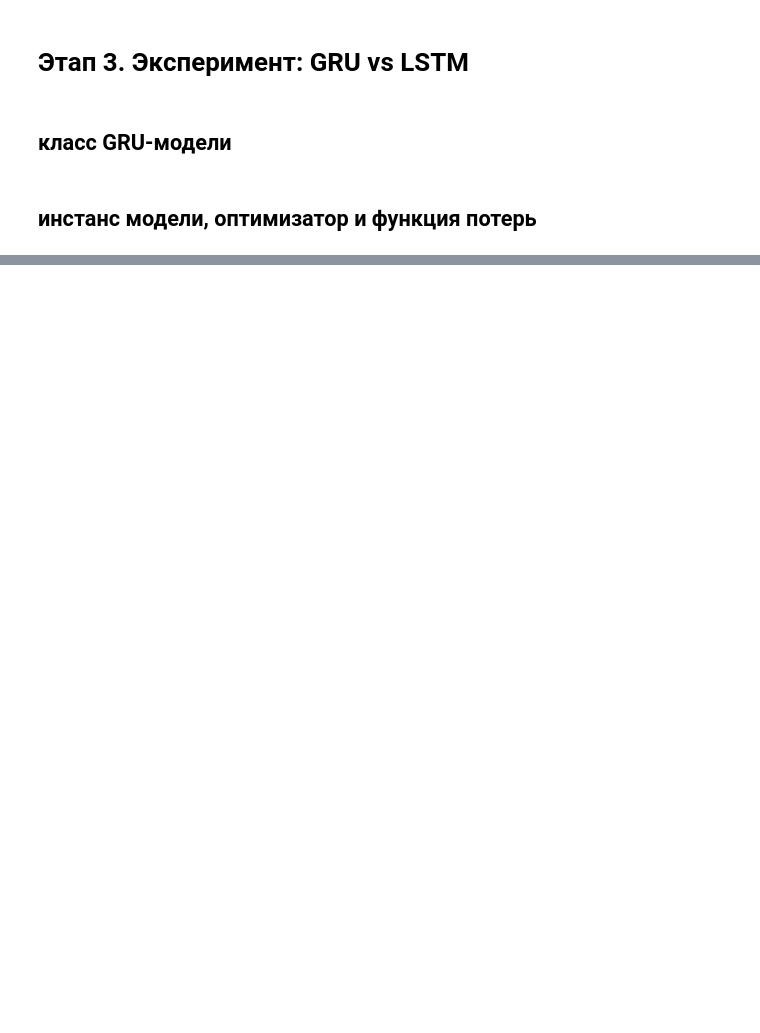
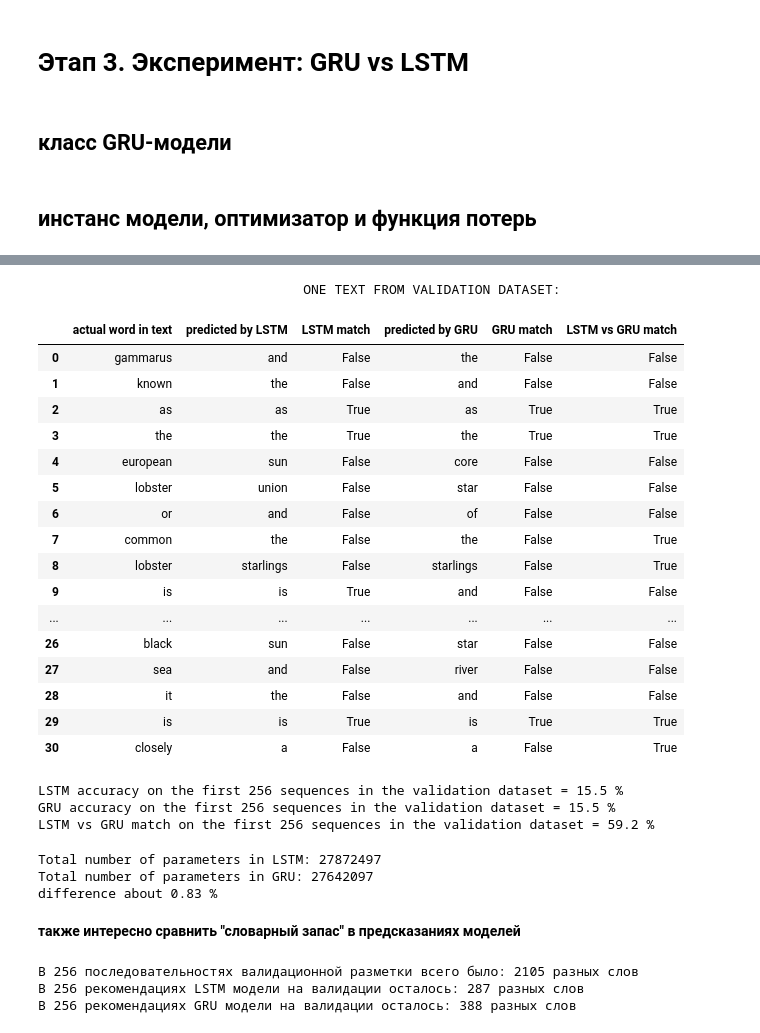
Before and after one commit to SanSanychSeva/Yandex_Practicum_DL_Engineer_2026_stream2, a Jupyter notebook: stream2_handson_project.ipynb, the cells around one changed output, grey strips where cells are left out. Drawn from its saved outputs; the diff is of its cells as text; code cells hidden in the pictures; blank space fills up the shorter version.

```diff
--- a/stream2_handson_project.ipynb
+++ b/stream2_handson_project.ipynb
@@ -816,0 +880,65 @@ Epoch 7:   Avg via epoch Train Loss = 5.5533 |  Final epoch end Val Loss = 7.004
+# %%
+y_pred_GRU = np.argmax(model_gru(torch.tensor(X_val, dtype=torch.long)).detach().numpy(), axis=2)
+# %%
+view_df['predicted by GRU'] = list(y_pred_GRU.flatten())
+view_df['predicted by GRU'] = view_df['predicted by GRU'].map(lambda n: words_decoder[n] if n >= 0 else 'NA')
+view_df['GRU match'] = view_df['actual word in text'] == view_df['predicted by GRU']
+view_df['LSTM vs GRU match'] = view_df['predicted by LSTM'] == view_df['predicted by GRU']
+
+print(' '*33, 'ONE TEXT FROM VALIDATION DATASET:')
+view_df.head(31)                  # развернем первую последовательность вертикально
+# %% [output]
+                                  ONE TEXT FROM VALIDATION DATASET:
+|  | actual word in text | predicted by LSTM | LSTM match | predicted by GRU | GRU match | LSTM vs GRU match |
+| 0 | gammarus | and | False | the | False | False |
+| 1 | known | the | False | and | False | False |
+| 2 | as | as | True | as | True | True |
+| 3 | the | the | True | the | True | True |
+| 4 | european | sun | False | core | False | False |
+| 5 | lobster | union | False | star | False | False |
+| 6 | or | and | False | of | False | False |
+| 7 | common | the | False | the | False | True |
+| 8 | lobster | starlings | False | starlings | False | True |
+| 9 | is | is | True | and | False | False |
+| ... | ... | ... | ... | ... | ... | ... |
+| 26 | black | sun | False | star | False | False |
+| 27 | sea | and | False | river | False | False |
+| 28 | it | the | False | and | False | False |
+| 29 | is | is | True | is | True | True |
+| 30 | closely | a | False | a | False | True |
+# %%
+print('LSTM accuracy on the first 256 sequences in the validation dataset =',
+      round(view_df['LSTM match'].mean() *100, 1),'%')
+print('GRU accuracy on the first 256 sequences in the validation dataset =',
+      round(view_df['GRU match'].mean() *100, 1),'%')
+print('LSTM vs GRU match on the first 256 sequences in the validation dataset =',
+      round(view_df['LSTM vs GRU match'].mean() *100, 1),'%')
+# %% [output]
+LSTM accuracy on the first 256 sequences in the validation dataset = 15.5 %
+GRU accuracy on the first 256 sequences in the validation dataset = 15.5 %
+LSTM vs GRU match on the first 256 sequences in the validation dataset = 59.2 %
+# %%
+nofp_lstm = sum(p.numel() for p in model_lstm.parameters())
+nofp_gru = sum(p.numel() for p in model_gru.parameters())
+
+print('Total number of parameters in LSTM:', nofp_lstm)
+print('Total number of parameters in GRU:', nofp_gru)
+print('difference about', round(200*(nofp_lstm-nofp_gru)/(nofp_lstm+nofp_gru),2), '%')
+# %% [output]
+Total number of parameters in LSTM: 27872497
+Total number of parameters in GRU: 27642097
+difference about 0.83 %
+# %% [markdown]
+**также интересно сравнить "словарный запас" в предсказаниях моделей**
+# %%
+print('В 256 последовательностях валидационной разметки всего было:', len(set(list(y_val.flatten()))), 'разных слов')
+print('В 256 рекомендациях LSTM модели на валидации осталось:',
+      len(set(list(np.argmax(model_lstm(torch.tensor(X_val, dtype=torch.long)).detach().numpy(), axis=2).flatten()))),
+      'разных слов')
+print('В 256 рекомендациях GRU модели на валидации осталось:',
+      len(set(list(np.argmax(model_gru(torch.tensor(X_val, dtype=torch.long)).detach().numpy(), axis=2).flatten()))),
+      'разных слов')
+# %% [output]
+В 256 последовательностях валидационной разметки всего было: 2105 разных слов
+В 256 рекомендациях LSTM модели на валидации осталось: 287 разных слов
+В 256 рекомендациях GRU модели на валидации осталось: 388 разных слов
```
Also changed, not shown: parts of 49 cells of this notebook.
